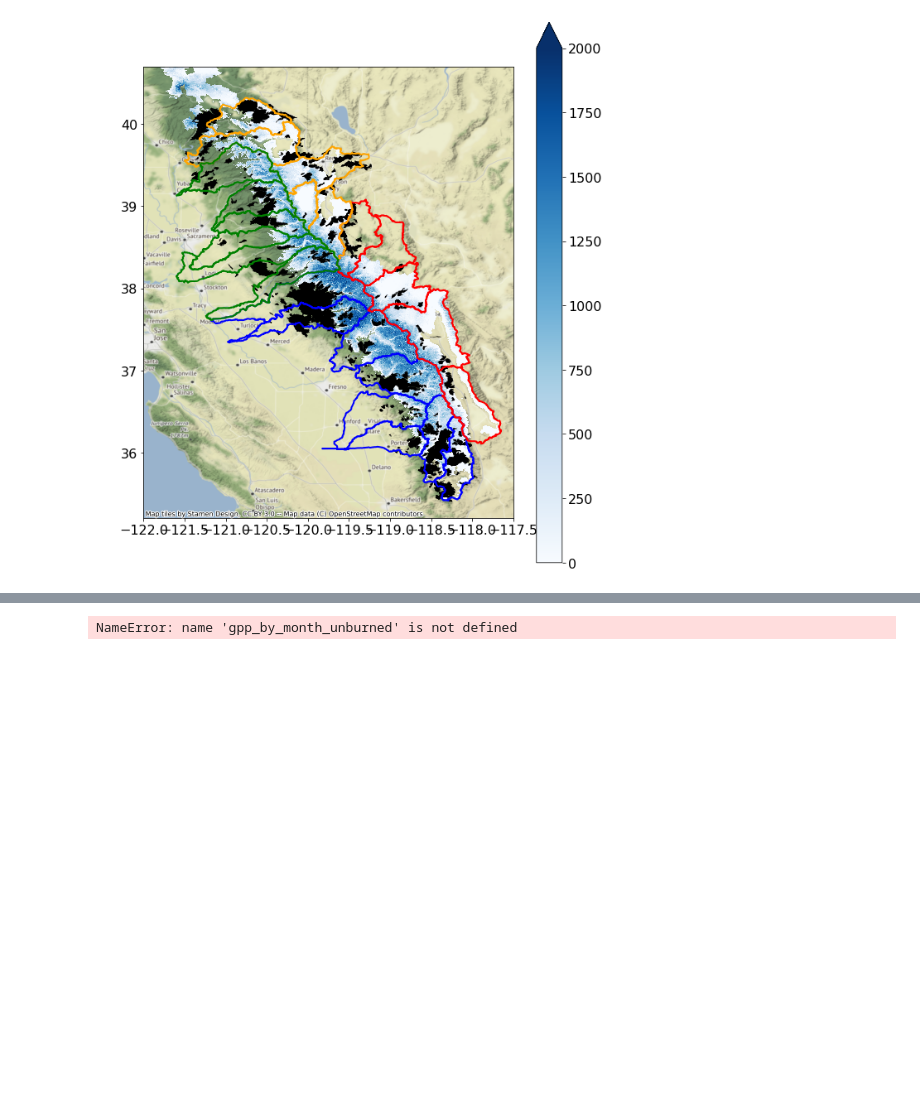
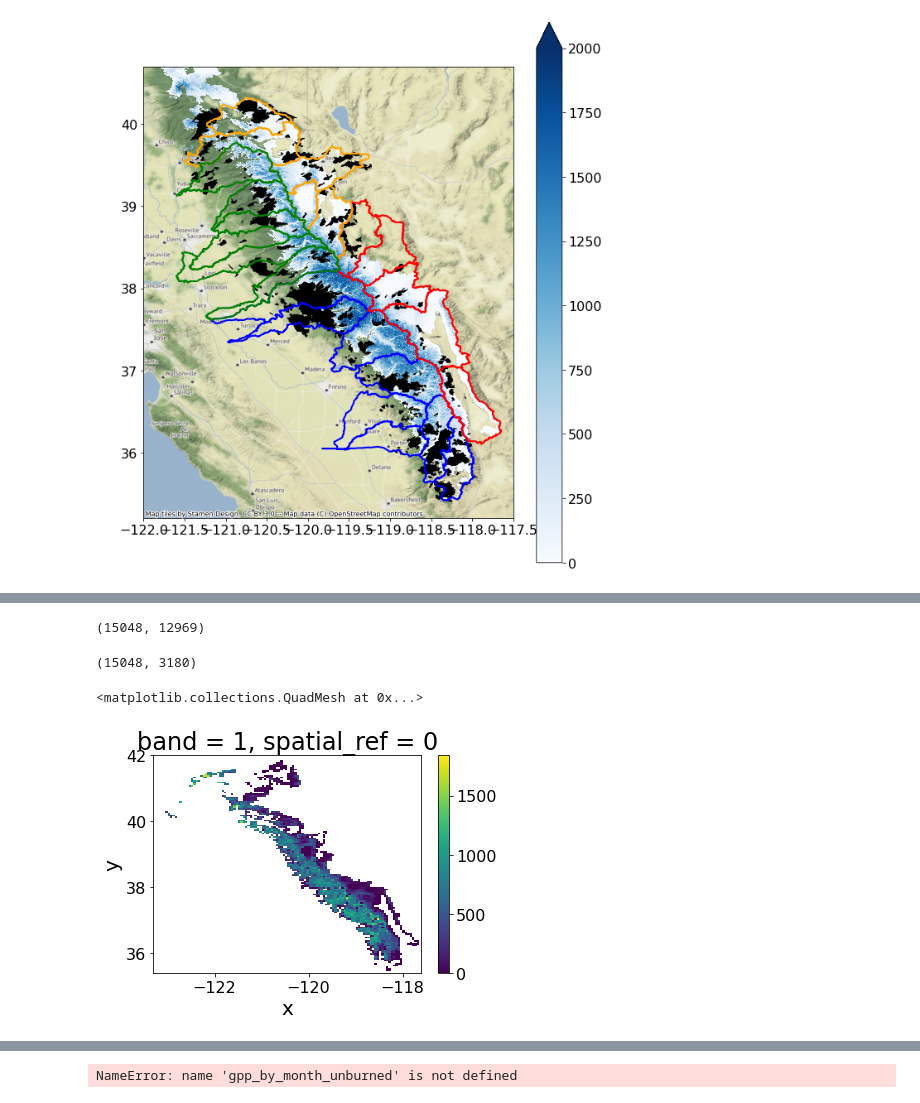
Before and after one commit to mariannecowherd/pe_snow_fires, a Jupyter notebook: scripts/avhrr_ndvi.ipynb, the cells around one changed output, grey strips where cells are left out. Cells and saved outputs as stored; diff of their text form; code cells hidden in the pictures; blank space fills up the shorter version.

```diff
--- a/scripts/avhrr_ndvi.ipynb
+++ b/scripts/avhrr_ndvi.ipynb
@@ -405,0 +487,13 @@ def plot_linear_four(xvar,yvar):
+# %%
+len(swe2.values.flatten()),len(clipped.values.flatten())
+# %% [output]
+(15048, 12969)
+# %%
+len(swe2.values.flatten()),len(clipped.values.flatten())
+# %% [output]
+(15048, 3180)
+# %%
+swe2.plot()
+# %% [output]
+<matplotlib.collections.QuadMesh at 0x...>
+[figure, added]
```
Also changed, not shown: parts of 10 cells of this notebook.
